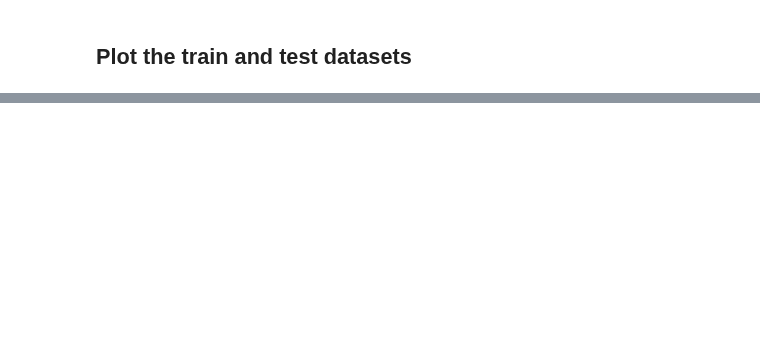
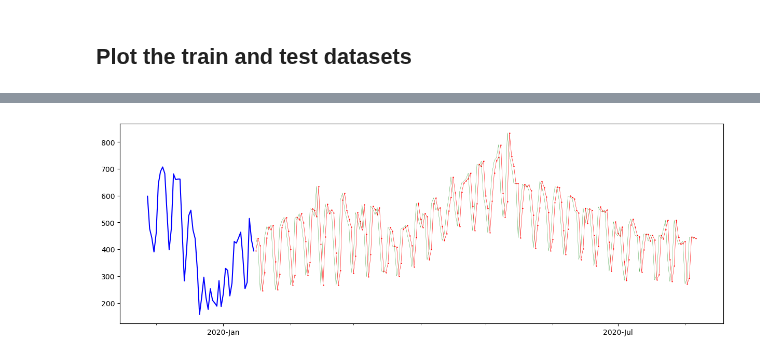
Before and after one commit to poolGolez/project-roosevelt, a Jupyter notebook: forecast-your-site-visits.ipynb, the cells around one changed output, grey strips where cells are left out. Saved outputs shown, nothing was run; the diff lists cells and outputs as text; code cells hidden in the pictures; blank space fills up the shorter version.

```diff
--- a/forecast-your-site-visits.ipynb
+++ b/forecast-your-site-visits.ipynb
@@ -185,0 +196,20 @@ plot_time_series(test_dataset)
+# %%
+import tensorflow as tf
+from tensorflow.keras.layers import Layer
+from tensorflow.keras import Model
+
+class NaiveForecastLayer(Model):
+    def __init__(self):
+        super().__init__()
+
+    def call(self, inputs):
+        print("inputs", inputs)
+        result = inputs[:, -1]
+        return result[:, tf.newaxis]
+# %%
+baseline_model = NaiveForecastLayer()
+baseline_model._name = 'model_0'
+
+baseline_model.compile(metrics=[tf.keras.metrics.MeanAbsoluteError()])
+# %%
+baseline_predictions = baseline_model.predict(test_dataset)
@@ -185,0 +219,4 @@ plot_time_series(test_dataset)
+# %%
+plot_time_series(baseline_predictions.ravel(), start_index=1900)
+# %% [output]
+[figure, added]
```
Also changed, not shown: parts of 14 cells of this notebook.
